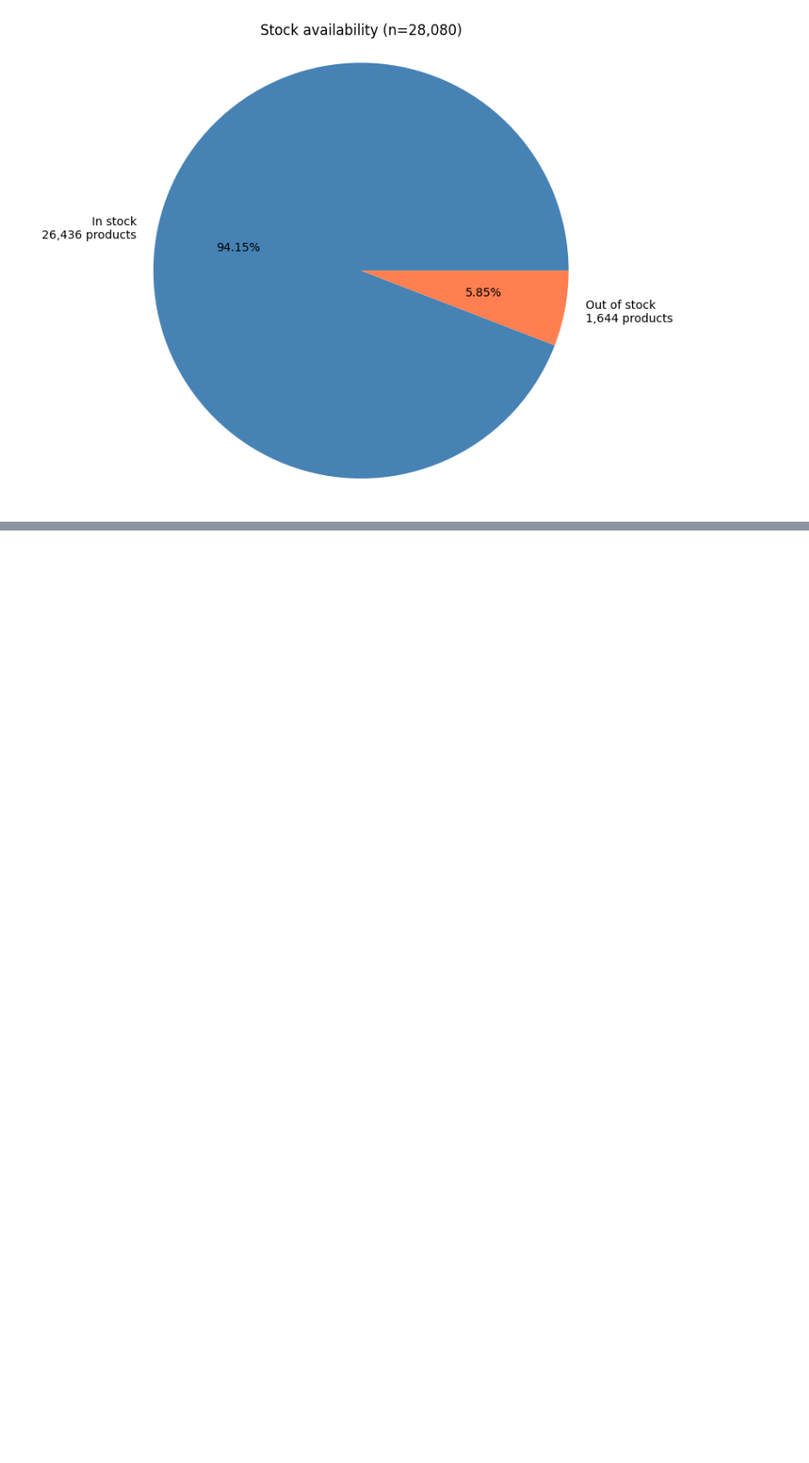
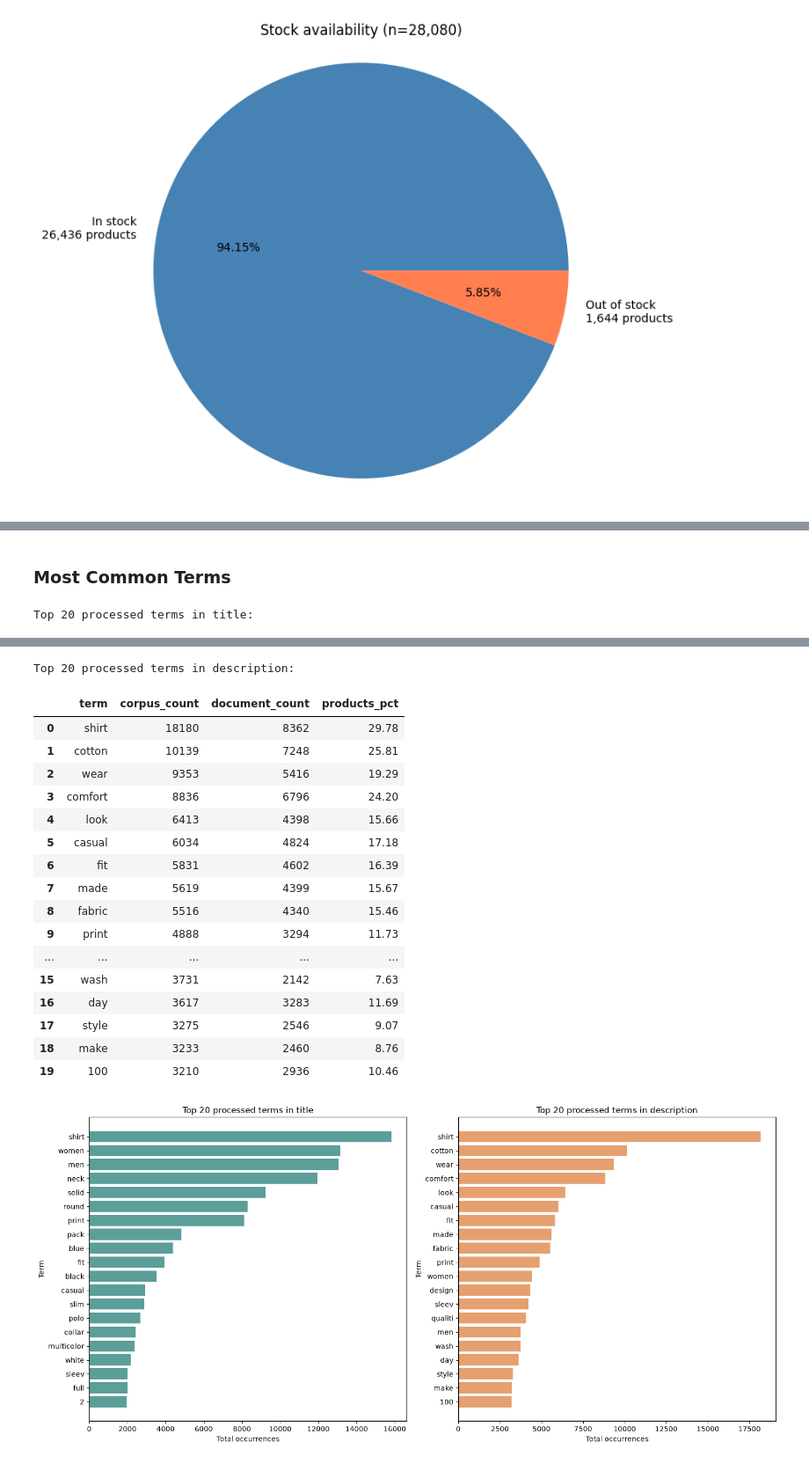
Before and after one commit to froggyalchemist/irwa-search-engine, a Jupyter notebook: project_progress/part_1/preprocessing.ipynb, the cells around one changed output, grey strips where cells are left out. Shown at 88% size. Drawn from its saved outputs; the diff is of its cells as text; code cells hidden in the pictures; blank space fills up the shorter version.

```diff
--- a/project_progress/part_1/preprocessing.ipynb
+++ b/project_progress/part_1/preprocessing.ipynb
@@ -448,0 +510,2 @@ plt.show()
+# %% [markdown]
+### Most Common Terms
@@ -448,0 +515,53 @@ plt.show()
+# %%
+term_counts = {}
+term_tables = {}
+
+for field in ["title", "description"]:
+    occurrence_counts = Counter()
+    document_counts = Counter()
+
+    for tokens in index_df[field]:
+        occurrence_counts.update(tokens)
+        document_counts.update(set(tokens))
+
+    term_counts[field] = occurrence_counts
+
+    table = pd.DataFrame(
+        occurrence_counts.most_common(),
+        columns=["term", "corpus_count"]
+    )
+
+    table["document_count"] = (
+        table["term"].map(document_counts).astype(int)
+    )
+    table["products_pct"] = (
+        100 * table["document_count"] / len(index_df)
+    ).round(2)
+
+    term_tables[field] = table
+
+    print(f"Top 20 processed terms in {field}:")
+    display(table.head(20))
+
+fig, axes = plt.subplots(1, 2, figsize=(15, 7))
+
+for ax, field, color in zip(
+    axes,
+    ["title", "description"],
+    ["#5B9E9A", "#E6A06F"]
+):
+    top_terms = term_tables[field].head(20).iloc[::-1]
+
+    ax.barh(
+        top_terms["term"],
+        top_terms["corpus_count"],
+        color=color
+    )
+    ax.set_title(f"Top 20 processed terms in {field}")
+    ax.set_xlabel("Total occurrences")
+    ax.set_ylabel("Term")
+
+plt.tight_layout()
+plt.show()
+# %% [output]
+Top 20 processed terms in title:
@@ -448,0 +585,19 @@ plt.show()
+Top 20 processed terms in description:
+|  | term | corpus_count | document_count | products_pct |
+| 0 | shirt | 18180 | 8362 | 29.78 |
+| 1 | cotton | 10139 | 7248 | 25.81 |
+| 2 | wear | 9353 | 5416 | 19.29 |
+| 3 | comfort | 8836 | 6796 | 24.20 |
+| 4 | look | 6413 | 4398 | 15.66 |
+| 5 | casual | 6034 | 4824 | 17.18 |
+| 6 | fit | 5831 | 4602 | 16.39 |
+| 7 | made | 5619 | 4399 | 15.67 |
+| 8 | fabric | 5516 | 4340 | 15.46 |
+| 9 | print | 4888 | 3294 | 11.73 |
+| ... | ... | ... | ... | ... |
+| 15 | wash | 3731 | 2142 | 7.63 |
+| 16 | day | 3617 | 3283 | 11.69 |
+| 17 | style | 3275 | 2546 | 9.07 |
+| 18 | make | 3233 | 2460 | 8.76 |
+| 19 | 100 | 3210 | 2936 | 10.46 |
+[figure, added]
```
Also changed, not shown: parts of 24 cells of this notebook, 1 other file.
